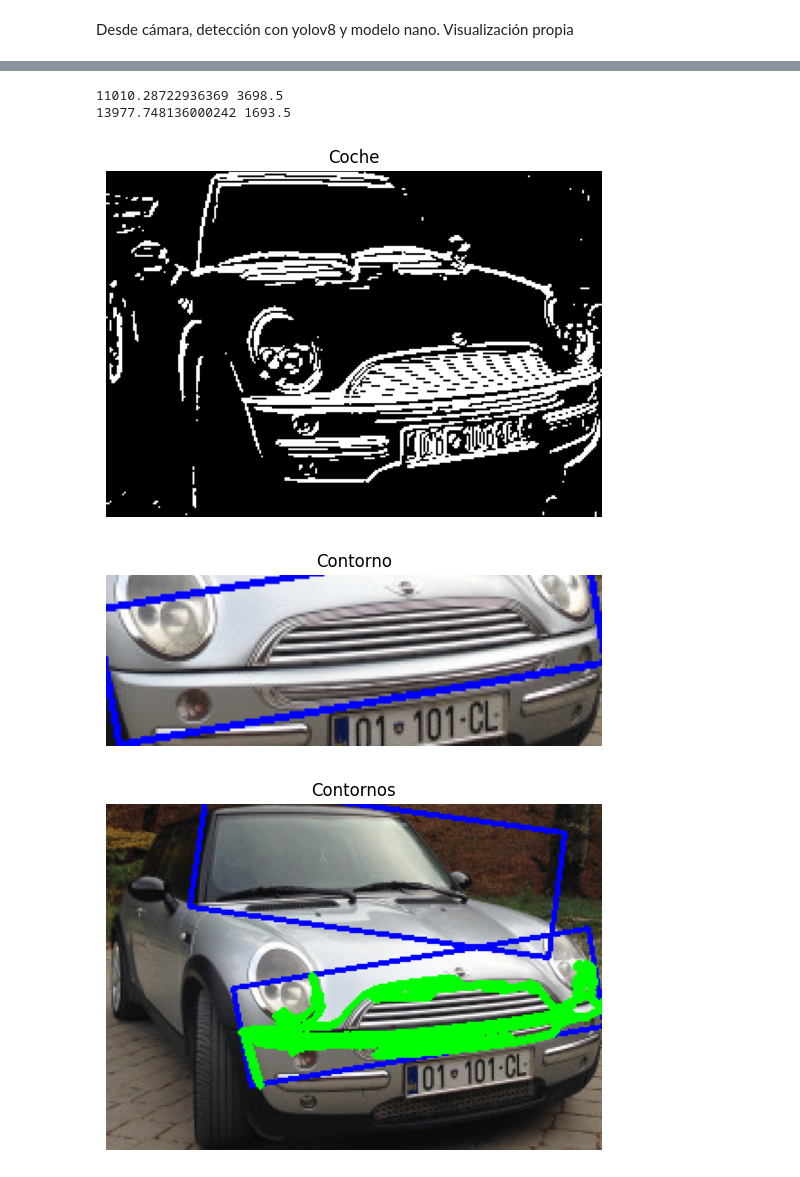
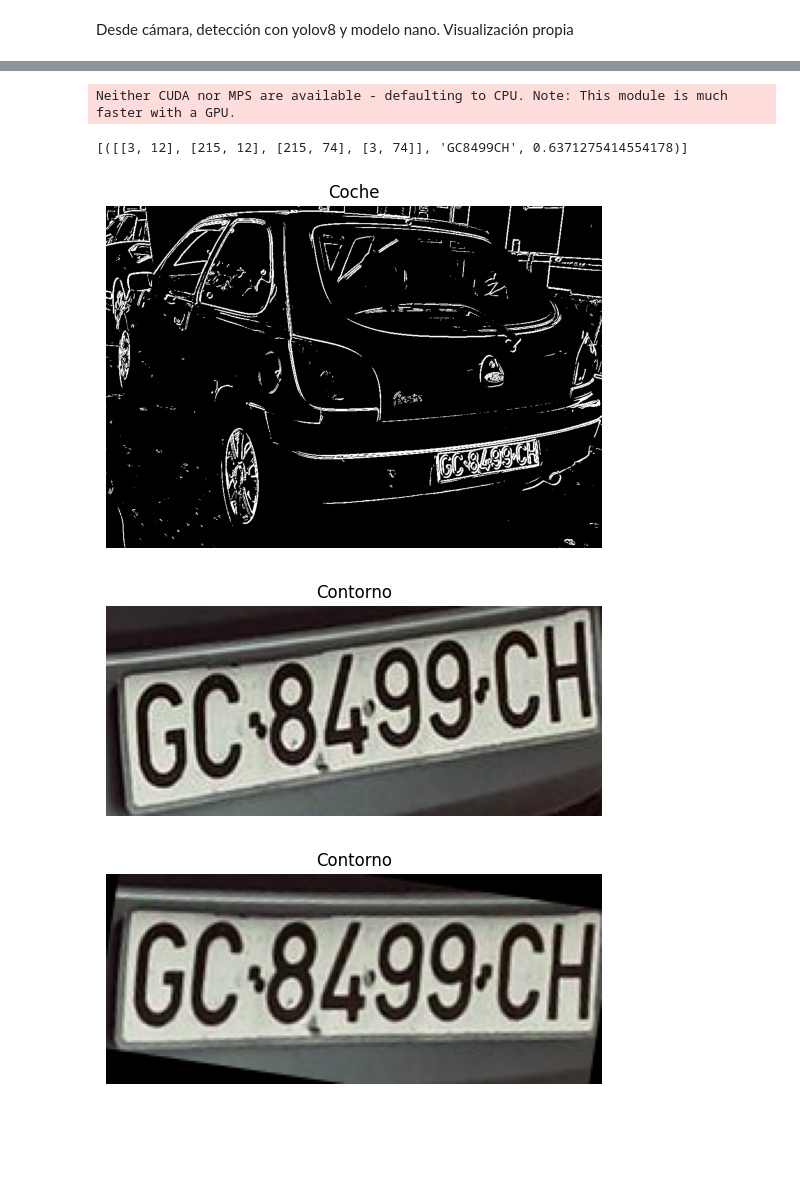
Before and after one commit to AlejandroOrtegaG/VC, a Jupyter notebook: P5/VC_P5.ipynb, the cells around one changed output, grey strips where cells are left out. Saved outputs shown, nothing was run; the diff lists cells and outputs as text; code cells hidden in the pictures; blank space fills up the shorter version.

```diff
--- a/P5/VC_P5.ipynb
+++ b/P5/VC_P5.ipynb
@@ -38,7 +39,7 @@ RuntimeError: Dataset '/home/joaquin/workspace/uni/VC/P5/dataset/data/data.yaml'
 Desde cámara, detección con yolov8 y modelo nano. Visualización propia
 # %%
 # Carga del modelo
-model = YOLO('runs/detect/train/weights/best.pt') #Contenedores
+model = YOLO('best.pt') #Contenedores
 
 # Nombre de las distintas clases
 classNames = ["license plate"]
@@ -66,4 +67,14 @@ for r in results:
 
             # Clase
             clss = int(box.cls[0])
+            reader = easyocr.Reader(['es'])
+
+            #Reconocimiento de una imagen
+            result = reader.readtext(img[y1:y1+y2,x1:x1+x2])
+            print(result)
+
+            plt.figure()
+            plt.axis("off")
+            plt.imshow(img[y1:y1+y2,x1:x1+x2])
+            plt.title('Contornos')
 # %% [output]
@@ -194,35 +190,50 @@ for c in contornos2:
         x,y,w,h = cv2.boundingRect(c)
 
         #Mínimo contenedor ajustado para el contorno
         rect = cv2.minAreaRect(c)
         rect_area= rect[1][1] * rect[1][0]
 
         if rect_area > area*3:
             continue
 
         lp = car[y:y+h,x:x+w]
         plt.figure()
         plt.axis("off")
         plt.imshow(lp)
         plt.title('Contorno')
 
+        M = cv2.getRotationMatrix2D(((w-1)/2.0,(h-1)/2.0),rect[2] - 90,1)
+        dst = cv2.warpAffine(lp,M,(w,h))
+        plt.figure()
+        plt.axis("off")
+        plt.imshow(dst)
+        plt.title('Contorno')
+
+        print(pytesseract.image_to_string(dst))
+
         #Dibuja los contornos
         cv2.drawContours(car, [c], -1, (0,255,0), 3)
         pytesseract.image_to_string(lp)
+
+        reader = easyocr.Reader(['es'])
+
+        #Reconocimiento de una imagen
+        result = reader.readtext(dst)
+        print(result)
 
 
 plt.figure()
 plt.axis("off")
 plt.imshow(car)
 plt.title('Contornos')
 
 
 
 cv2.waitKey(0)
 cv2.destroyAllWindows()
 # %% [output]
-11010.28722936369 3698.5
-13977.748136000242 1693.5
+Neither CUDA nor MPS are available - defaulting to CPU. Note: This module is much faster with a GPU.
+[([[3, 12], [215, 12], [215, 74], [3, 74]], 'GC8499CH', 0.6371275414554178)]
-[figure, old version]
+[figure, new version]
-[figure, old version]
+[figure, new version]
-[figure, old version]
+[figure, new version]
```
Also changed, not shown: parts of 4 cells of this notebook, 1 other file.
